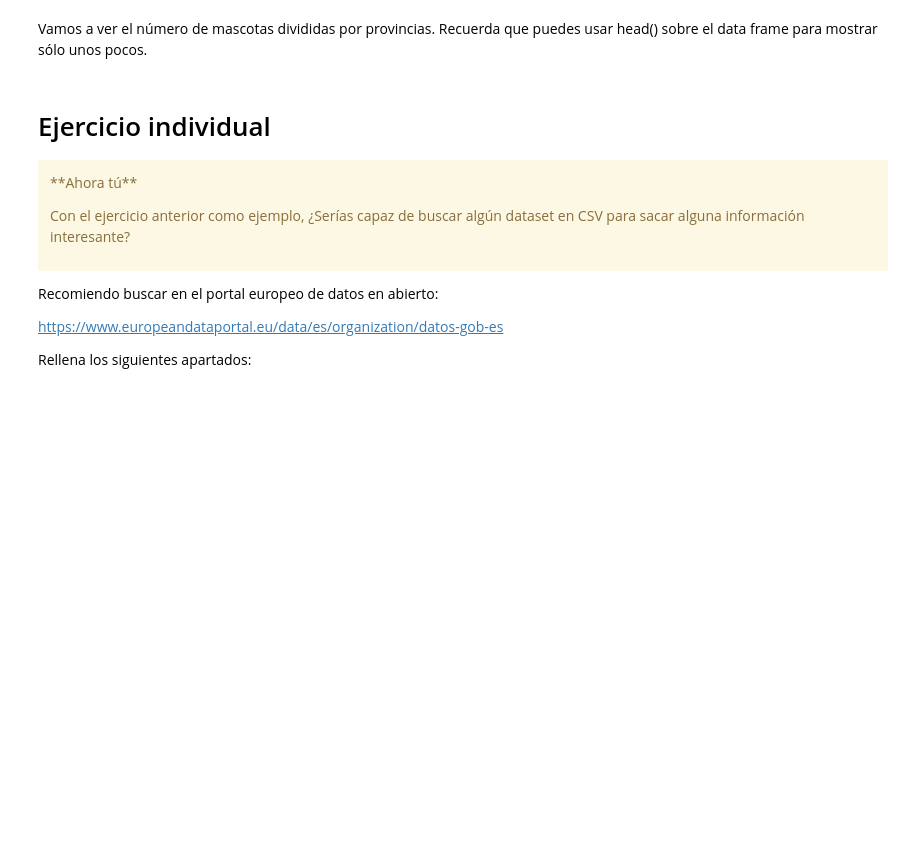
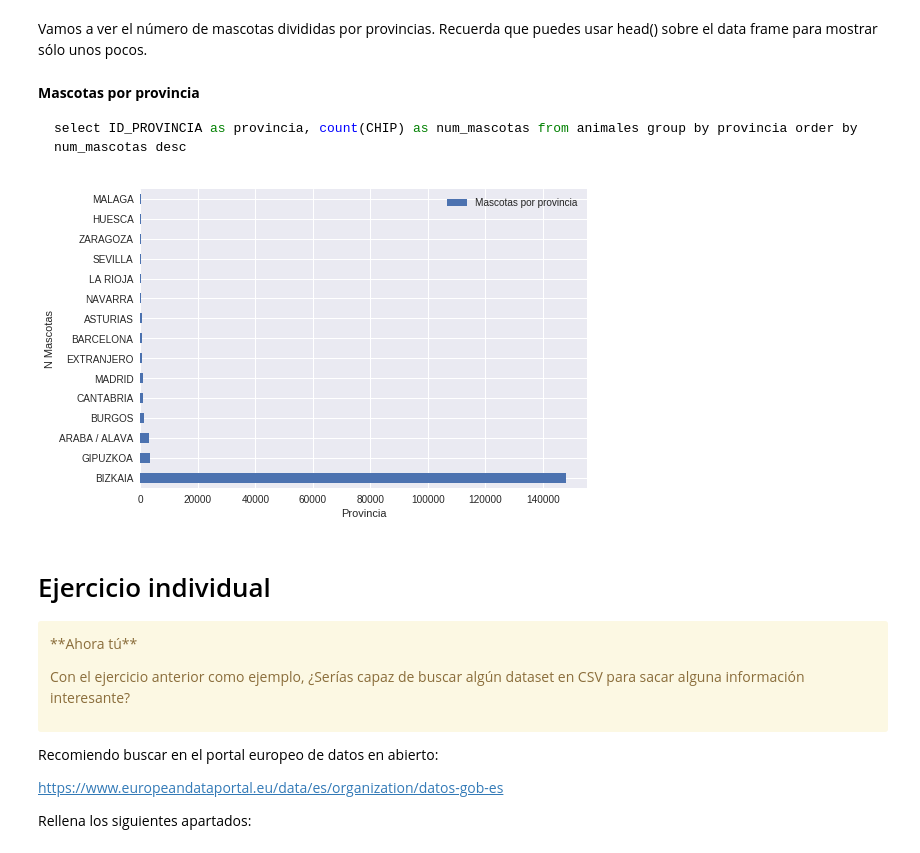
Before and after one commit to yerartdev/uc-m1967-mdsi, a Jupyter notebook: d11/ORM-SQLAlchemy_v2.ipynb, the cells around one changed output. Cells and saved outputs as stored; diff of their text form; code cells hidden in the pictures; blank space fills up the shorter version.

Commit message:
ORM: Ejercicio Guiado; DataFrame a Base de Datos; Base de Datos a ORM Base; Query y Gráfica barplot

````diff
--- a/d11/ORM-SQLAlchemy_v2.ipynb
+++ b/d11/ORM-SQLAlchemy_v2.ipynb
@@ -1498,18 +1569,4 @@ Una vez cargados los datos en una tabla, podemos realizar consultas sobre ellos.
 # %%
-from sqlalchemy.ext.automap import automap_base
-from sqlalchemy.orm import Session
-from sqlalchemy import create_engine
-
-Base = automap_base()
-
-# engine, suppose it has many tables
-engine = create_engine("mysql://user:pass@193.146.75.143:3306/user")
-
-# reflect the tables
-Base.prepare(engine, reflect=True)
-
 # mapped classes are now created with names by default
 # matching that of the table name.
 Animales = Base.classes.animales
-
-session = Session(engine)
@@ -1520 +1625,37 @@ Vamos a ver el número de mascotas divididas por provincias. Recuerda que puedes
+# %% [markdown]
+**Mascotas por provincia**
+
+```SQL
+select ID_PROVINCIA as provincia, count(CHIP) as num_mascotas from animales group by provincia order by num_mascotas desc
+```
+# %%
+#::GMG::Mascotas por raza
+#rset = (session.query(Animales.ID_RAZA.label('Raza'),
+#                      func.count(Animales.CHIP).label("Num_mascotas"))
+#        .group_by(Animales.ID_RAZA)
+#        .order_by(func.count(Animales.Chip).desc())
+#       )
+#::GMG::Animales por provincia
+rset = (session.query(Animales.ID_PROVINCIA.label('Provincia'),
+                      func.count(Animales.CHIP).label("Num_mascotas"))
+        .group_by(Animales.ID_PROVINCIA)
+        .order_by(func.count(Animales.CHIP).desc())
+       )
+# %%
+#::GMG::Montamos del DataFrame con las mascotas por provincia
+provincias = [i[0] for i in rset.all()]
+num_mascotas = [i[1] for i in rset.all()]
+mascotas_por_provincia = pd.DataFrame(
+    {'Provincia': provincias,
+     'Num_mascotas': num_mascotas,
+    })
+# %%
+#::GMG::Indice para mostrar en el histograma
+mascotas_por_provincia.head(15).set_index(['Provincia']).plot.barh()
+plt.legend(['Mascotas por provincia'],loc='best')
+plt.xlabel('Provincia')
+plt.ylabel('N Mascotas')
+plt.show()
+# %% [output]
+[figure, added]
 # %%
````
Also changed, not shown: parts of 23 cells of this notebook.
